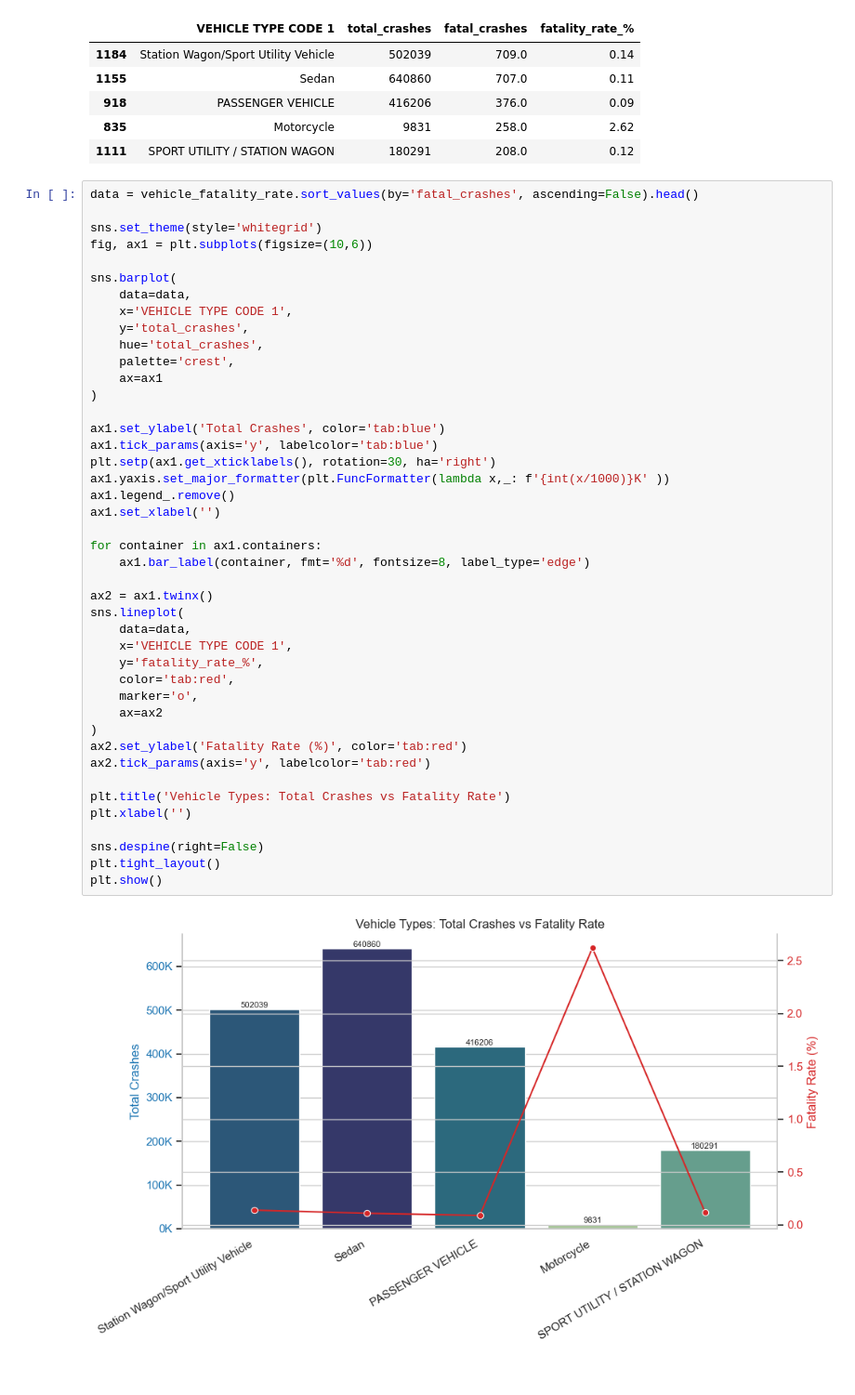
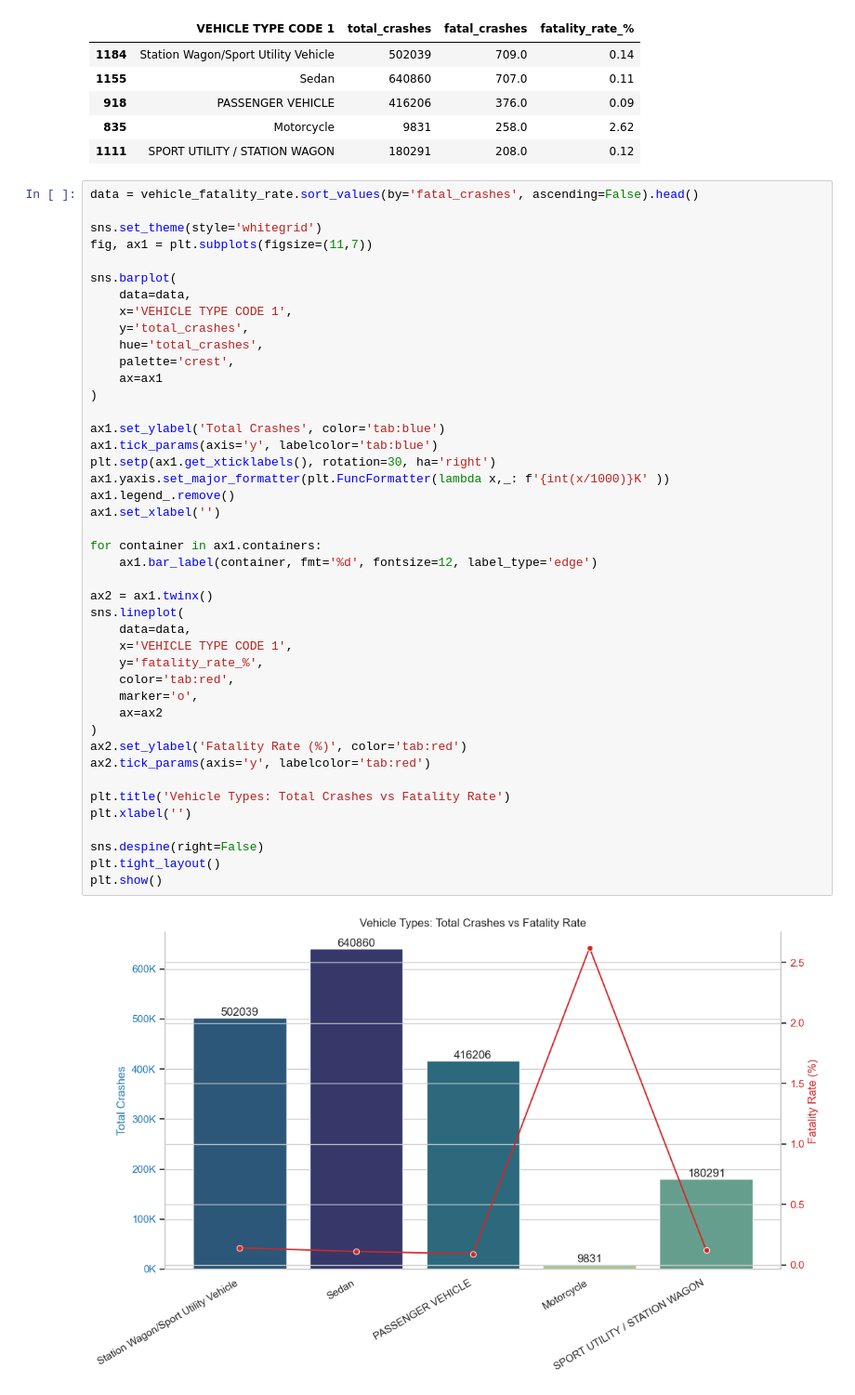
Before and after one commit to utkarsh-naik10/PYTHON_PROJECTS, a Jupyter notebook: 3.NYC_Motor_Vehicle_Collisions/3.Vehicle_Type_Analysis/3.Vehicle_Type_Analysis.ipynb, the cells around one changed output. Shown at 93% size. Saved outputs shown, nothing was run; the diff lists cells and outputs as text.

```diff
--- a/3.NYC_Motor_Vehicle_Collisions/3.Vehicle_Type_Analysis/3.Vehicle_Type_Analysis.ipynb
+++ b/3.NYC_Motor_Vehicle_Collisions/3.Vehicle_Type_Analysis/3.Vehicle_Type_Analysis.ipynb
@@ -92,7 +92,7 @@ vehicle_fatality_rate.head(5)
 data = vehicle_fatality_rate.sort_values(by='fatal_crashes', ascending=False).head()
 
 sns.set_theme(style='whitegrid')
-fig, ax1 = plt.subplots(figsize=(10,6))
+fig, ax1 = plt.subplots(figsize=(11,7))
 
 sns.barplot(
     data=data,
@@ -104,32 +104,32 @@ sns.barplot(
 )
 
 ax1.set_ylabel('Total Crashes', color='tab:blue')
 ax1.tick_params(axis='y', labelcolor='tab:blue')
 plt.setp(ax1.get_xticklabels(), rotation=30, ha='right')
 ax1.yaxis.set_major_formatter(plt.FuncFormatter(lambda x,_: f'{int(x/1000)}K' ))
 ax1.legend_.remove()
 ax1.set_xlabel('')
 
 for container in ax1.containers:
-    ax1.bar_label(container, fmt='%d', fontsize=8, label_type='edge')
+    ax1.bar_label(container, fmt='%d', fontsize=12, label_type='edge')
 
 ax2 = ax1.twinx()
 sns.lineplot(
     data=data,
     x='VEHICLE TYPE CODE 1',
     y='fatality_rate_%',
     color='tab:red',
     marker='o',
     ax=ax2
 )
 ax2.set_ylabel('Fatality Rate (%)', color='tab:red')
 ax2.tick_params(axis='y', labelcolor='tab:red')
 
 plt.title('Vehicle Types: Total Crashes vs Fatality Rate')
 plt.xlabel('')
 
 sns.despine(right=False)
 plt.tight_layout()
 plt.show()
 # %% [output]
-[figure, old version]
+[figure, new version]
```
